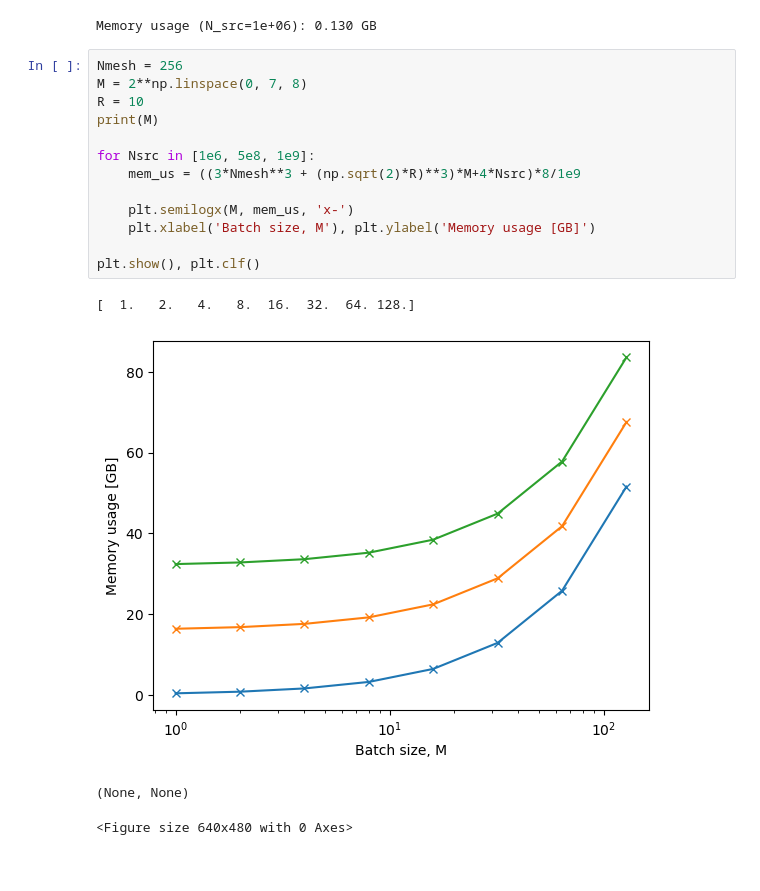
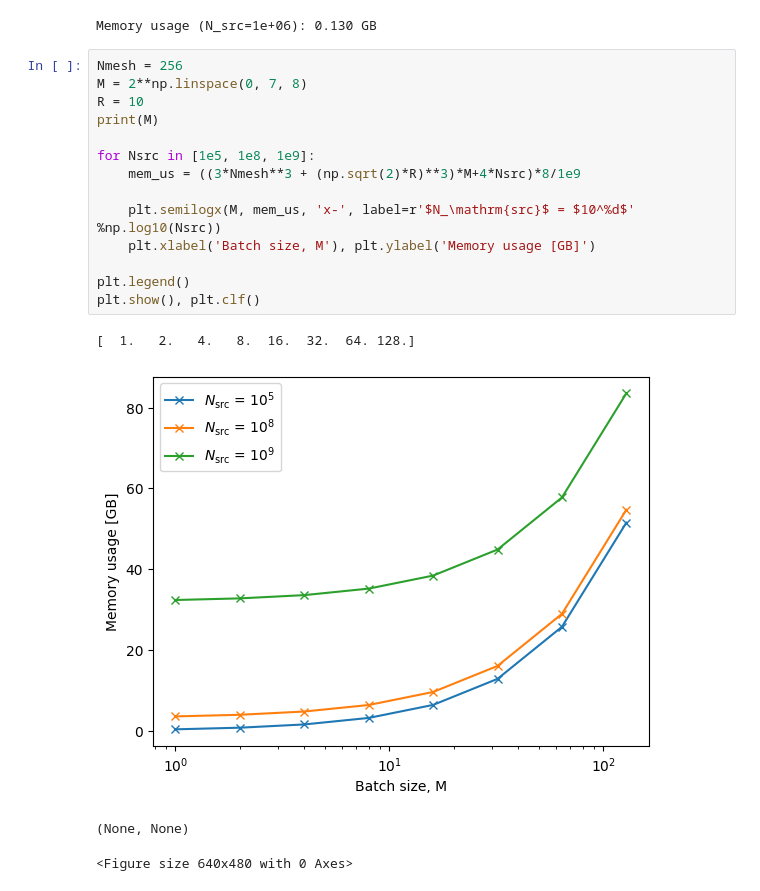
Before and after one commit to cosmic-reionization/pyC2Ray, a Jupyter notebook: docs/tutorials/memory.ipynb, the cells around one changed output. Cells and saved outputs as stored; diff of their text form.

```diff
--- a/docs/tutorials/memory.ipynb
+++ b/docs/tutorials/memory.ipynb
@@ -43,18 +65,19 @@ Memory usage (N_src=1e+06): 0.130 GB
 # %%
 Nmesh = 256
 M = 2**np.linspace(0, 7, 8)
 R = 10
 print(M)
 
-for Nsrc in [1e6, 5e8, 1e9]:
+for Nsrc in [1e5, 1e8, 1e9]:
     mem_us = ((3*Nmesh**3 + (np.sqrt(2)*R)**3)*M+4*Nsrc)*8/1e9
 
-    plt.semilogx(M, mem_us, 'x-')
+    plt.semilogx(M, mem_us, 'x-', label=r'$N_\mathrm{src}$ = $10^%d$' %np.log10(Nsrc))
     plt.xlabel('Batch size, M'), plt.ylabel('Memory usage [GB]')
 
+plt.legend()
 plt.show(), plt.clf()
 # %% [output]
 [  1.   2.   4.   8.  16.  32.  64. 128.]
-[figure, old version]
+[figure, new version]
 (None, None)
 <Figure size 640x480 with 0 Axes>
```
Also changed, not shown: parts of 6 cells of this notebook, 2 other files.
